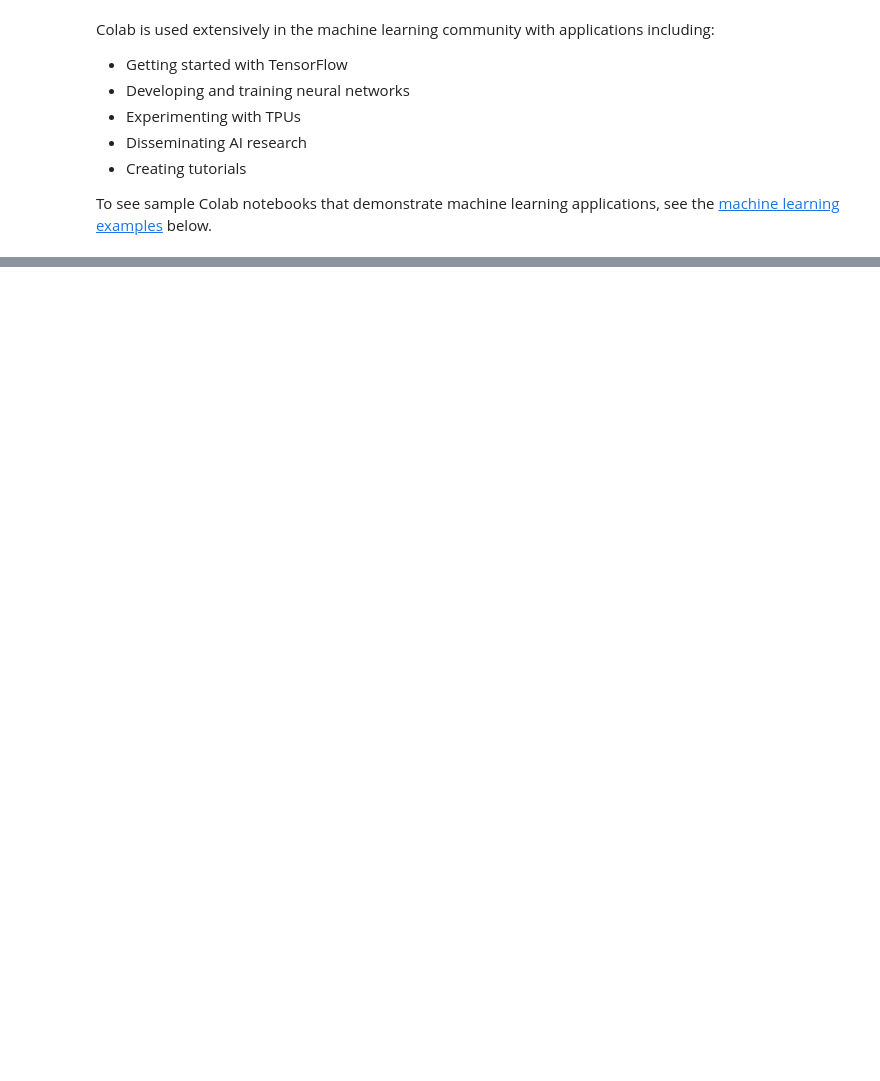
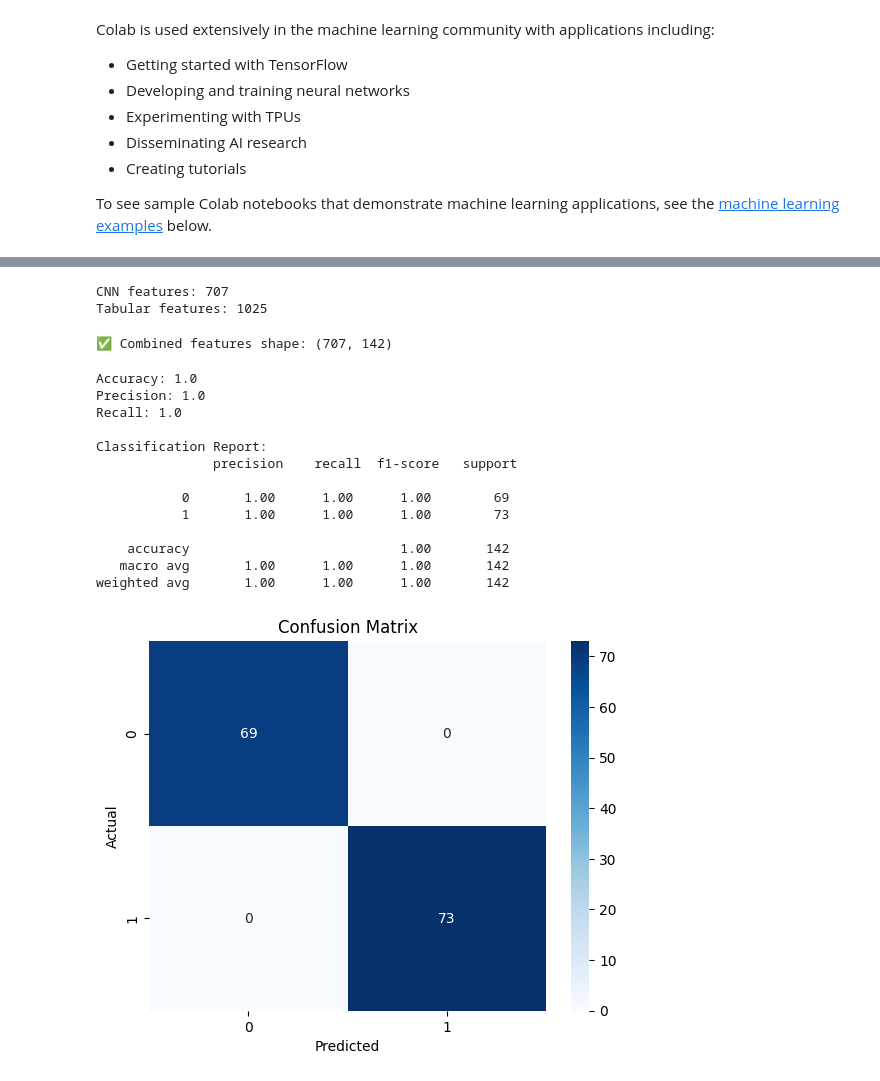
Before and after one commit to akashaitech/akashaitech, a Jupyter notebook: Copy_of_Welcome_To_Colab.ipynb, the cells around one changed output, grey strips where cells are left out. Drawn from its saved outputs; the diff is of its cells as text; code cells hidden in the pictures; blank space fills up the shorter version.

```diff
--- a/Copy_of_Welcome_To_Colab.ipynb
+++ b/Copy_of_Welcome_To_Colab.ipynb
@@ -4631,0 +447,6 @@ To see sample Colab notebooks that demonstrate machine learning applications, se
+# %%
+print("CNN features:", ecg_features.shape[0])
+print("Tabular features:", tabular_scaled.shape[0])
+# %% [output]
+CNN features: 707
+Tabular features: 1025
@@ -4631,0 +460,70 @@ To see sample Colab notebooks that demonstrate machine learning applications, se
+# %%
+heart_df = pd.read_csv("heart.csv")
+# %%
+
+tabular_df = heart_df.iloc[:707]
+
+
+tabular_scaled = scaler.fit_transform(tabular_df)
+
+
+assert tabular_scaled.shape[0] == ecg_features.shape[0], "Mismatch still exists"
+# %%
+import numpy as np
+
+
+combined_features = np.concatenate([ecg_features, tabular_scaled], axis=1)
+
+print(" Combined features shape:", combined_features.shape)
+# %% [output]
+✅ Combined features shape: (707, 142)
+# %%
+from sklearn.ensemble import RandomForestClassifier
+from sklearn.model_selection import train_test_split
+from sklearn.metrics import accuracy_score, precision_score, recall_score, confusion_matrix, classification_report
+import seaborn as sns
+import matplotlib.pyplot as plt
+
+
+y = heart_df['target'].iloc[:707]
+
+
+X_train, X_test, y_train, y_test = train_test_split(
+    combined_features, y, test_size=0.2, random_state=42, stratify=y
+)
+
+
+rf_model = RandomForestClassifier(n_estimators=100, random_state=42)
+rf_model.fit(X_train, y_train)
+
+
+y_pred = rf_model.predict(X_test)
+
+
+print("Accuracy:", accuracy_score(y_test, y_pred))
+print("Precision:", precision_score(y_test, y_pred))
+print("Recall:", recall_score(y_test, y_pred))
+print("\nClassification Report:\n", classification_report(y_test, y_pred))
+
+
+cm = confusion_matrix(y_test, y_pred)
+sns.heatmap(cm, annot=True, fmt='d', cmap='Blues')
+plt.title('Confusion Matrix')
+plt.xlabel('Predicted')
+plt.ylabel('Actual')
+plt.show()
+# %% [output]
+Accuracy: 1.0
+Precision: 1.0
+Recall: 1.0
+
+Classification Report:
+               precision    recall  f1-score   support
+
+           0       1.00      1.00      1.00        69
+           1       1.00      1.00      1.00        73
+
+    accuracy                           1.00       142
+   macro avg       1.00      1.00      1.00       142
+weighted avg       1.00      1.00      1.00       142
+[figure, added]
```
Also changed, not shown: parts of 119 cells of this notebook.
